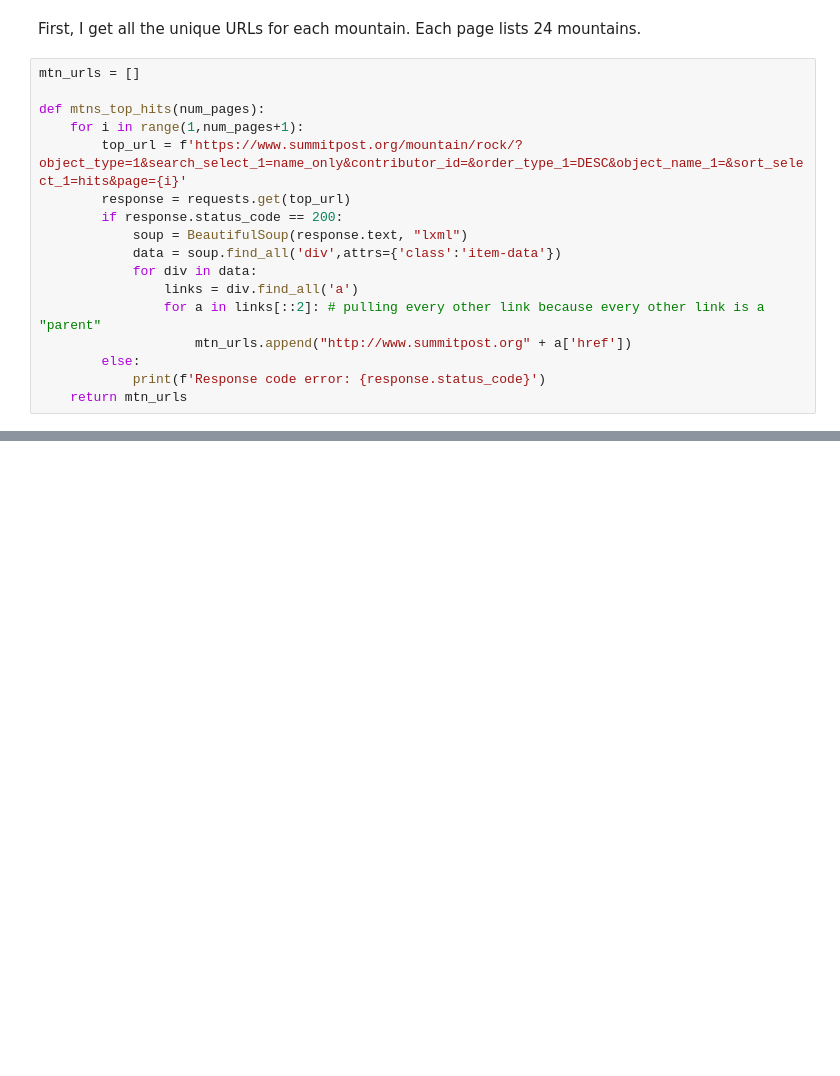
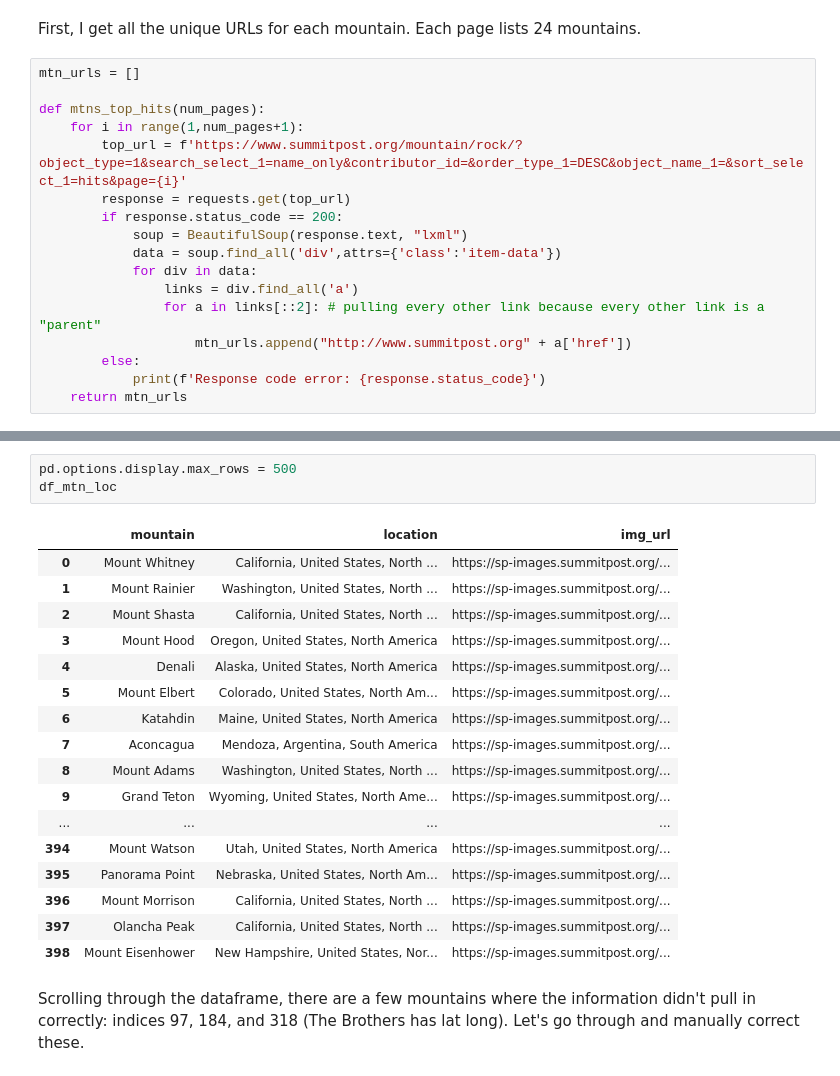
Before and after one commit to huangee/summit_post, a Jupyter notebook: 1_get_data_mountains.ipynb, the cells around one changed output, grey strips where cells are left out. Drawn from its saved outputs; the diff is of its cells as text; blank space fills up the shorter version.

```diff
--- a/1_get_data_mountains.ipynb
+++ b/1_get_data_mountains.ipynb
@@ -92,0 +159,24 @@ df_mtndesc.sample(20)
+# %%
+pd.options.display.max_rows = 500
+df_mtn_loc
+# %% [output]
+|  | mountain | location | img_url |
+| 0 | Mount Whitney | California, United States, North ... | https://sp-images.summitpost.org/... |
+| 1 | Mount Rainier | Washington, United States, North ... | https://sp-images.summitpost.org/... |
+| 2 | Mount Shasta | California, United States, North ... | https://sp-images.summitpost.org/... |
+| 3 | Mount Hood | Oregon, United States, North America | https://sp-images.summitpost.org/... |
+| 4 | Denali | Alaska, United States, North America | https://sp-images.summitpost.org/... |
+| 5 | Mount Elbert | Colorado, United States, North Am... | https://sp-images.summitpost.org/... |
+| 6 | Katahdin | Maine, United States, North America | https://sp-images.summitpost.org/... |
+| 7 | Aconcagua | Mendoza, Argentina, South America | https://sp-images.summitpost.org/... |
+| 8 | Mount Adams | Washington, United States, North ... | https://sp-images.summitpost.org/... |
+| 9 | Grand Teton | Wyoming, United States, North Ame... | https://sp-images.summitpost.org/... |
+| ... | ... | ... | ... |
+| 394 | Mount Watson | Utah, United States, North America | https://sp-images.summitpost.org/... |
+| 395 | Panorama Point | Nebraska, United States, North Am... | https://sp-images.summitpost.org/... |
+| 396 | Mount Morrison | California, United States, North ... | https://sp-images.summitpost.org/... |
+| 397 | Olancha Peak | California, United States, North ... | https://sp-images.summitpost.org/... |
+| 398 | Mount Eisenhower | New Hampshire, United States, Nor... | https://sp-images.summitpost.org/... |
+# %% [markdown]
+Scrolling through the dataframe, there are a few mountains where the information didn't pull in correctly:
+indices 97, 184, and 318 (The Brothers has lat long).  Let's go through and manually correct these.
```
Also changed, not shown: parts of 15 cells of this notebook, 12 other files.
